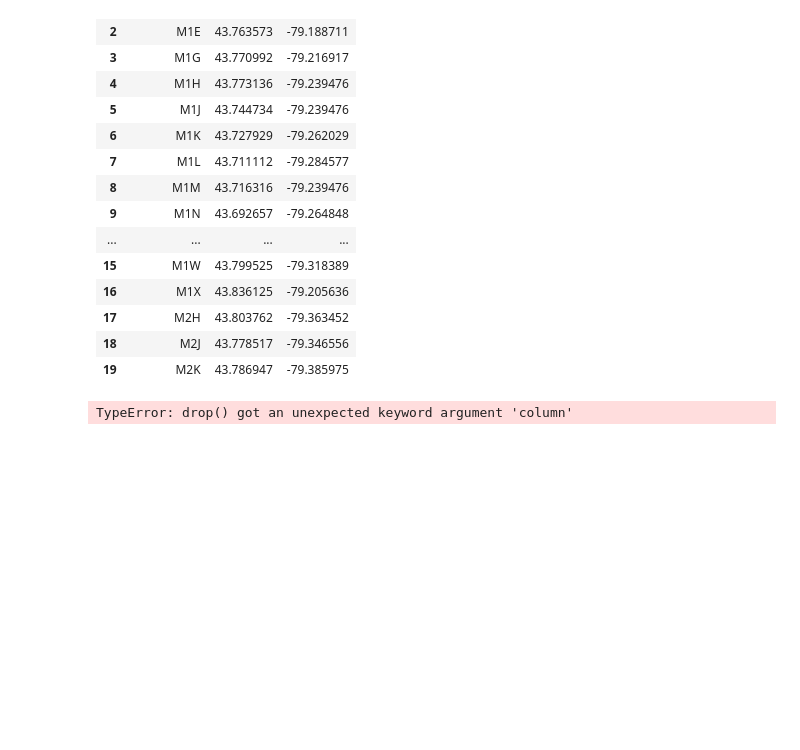
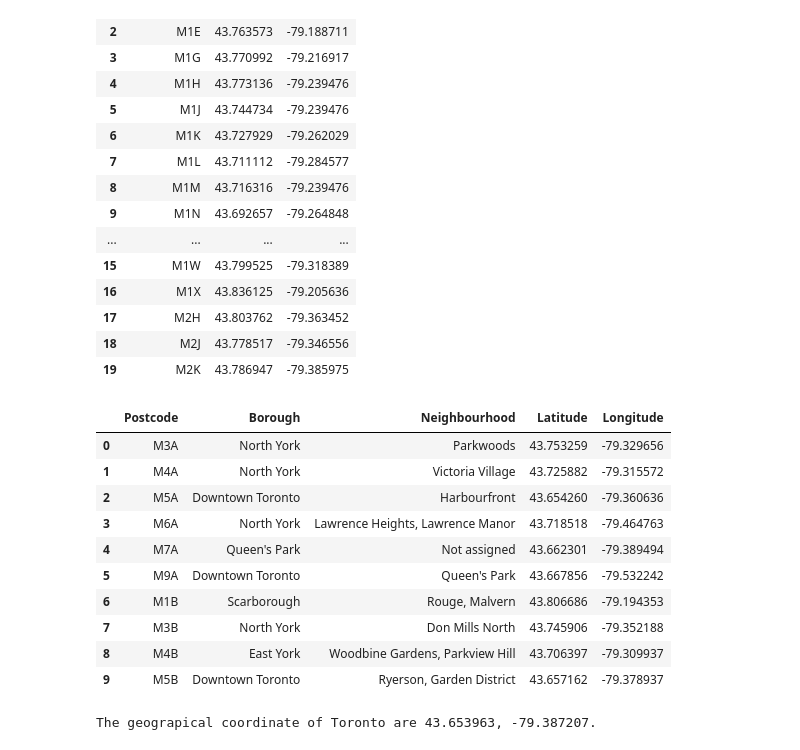
Before and after one commit to GUC83/github-coursera, a Jupyter notebook: Capstone Project .ipynb, the cells around one changed output. Cells and saved outputs as stored; diff of their text form; code cells hidden in the pictures; blank space fills up the shorter version.

```diff
--- a/Capstone Project .ipynb
+++ b/Capstone Project .ipynb
@@ -129,7 +129,27 @@ geodata.head(20)
 | 19 | M2K | 43.786947 | -79.385975 |
 # %%
 df.index = range(df.shape[0])
-finaldf = df.merge(geodata, left_on = 'Postcode', right_on = 'Postal Code', how = 'left').drop (column= 'Postal Code')
-finaldf
+finaldf = df.merge(geodata, left_on = 'Postcode', right_on = 'Postal Code', how = 'left').drop (columns= 'Postal Code')
+finaldf.head(10)
 # %% [output]
-TypeError: drop() got an unexpected keyword argument 'column'
+|  | Postcode | Borough | Neighbourhood | Latitude | Longitude |
+| 0 | M3A | North York | Parkwoods | 43.753259 | -79.329656 |
+| 1 | M4A | North York | Victoria Village | 43.725882 | -79.315572 |
+| 2 | M5A | Downtown Toronto | Harbourfront | 43.654260 | -79.360636 |
+| 3 | M6A | North York | Lawrence Heights, Lawrence Manor | 43.718518 | -79.464763 |
+| 4 | M7A | Queen's Park | Not assigned | 43.662301 | -79.389494 |
+| 5 | M9A | Downtown Toronto | Queen's Park | 43.667856 | -79.532242 |
+| 6 | M1B | Scarborough | Rouge, Malvern | 43.806686 | -79.194353 |
+| 7 | M3B | North York | Don Mills North | 43.745906 | -79.352188 |
+| 8 | M4B | East York | Woodbine Gardens, Parkview Hill | 43.706397 | -79.309937 |
+| 9 | M5B | Downtown Toronto | Ryerson, Garden District | 43.657162 | -79.378937 |
+# %%
+address = 'Toronto'
+
+geolocator = Nominatim(user_agent="ny_explorer")
+location = geolocator.geocode(address)
+latitude = location.latitude
+longitude = location.longitude
+print('The geograpical coordinate of Toronto are {}, {}.'.format(latitude, longitude))
+# %% [output]
+The geograpical coordinate of Toronto are 43.653963, -79.387207.
```
Also changed, not shown: parts of 1 cell of this notebook.
